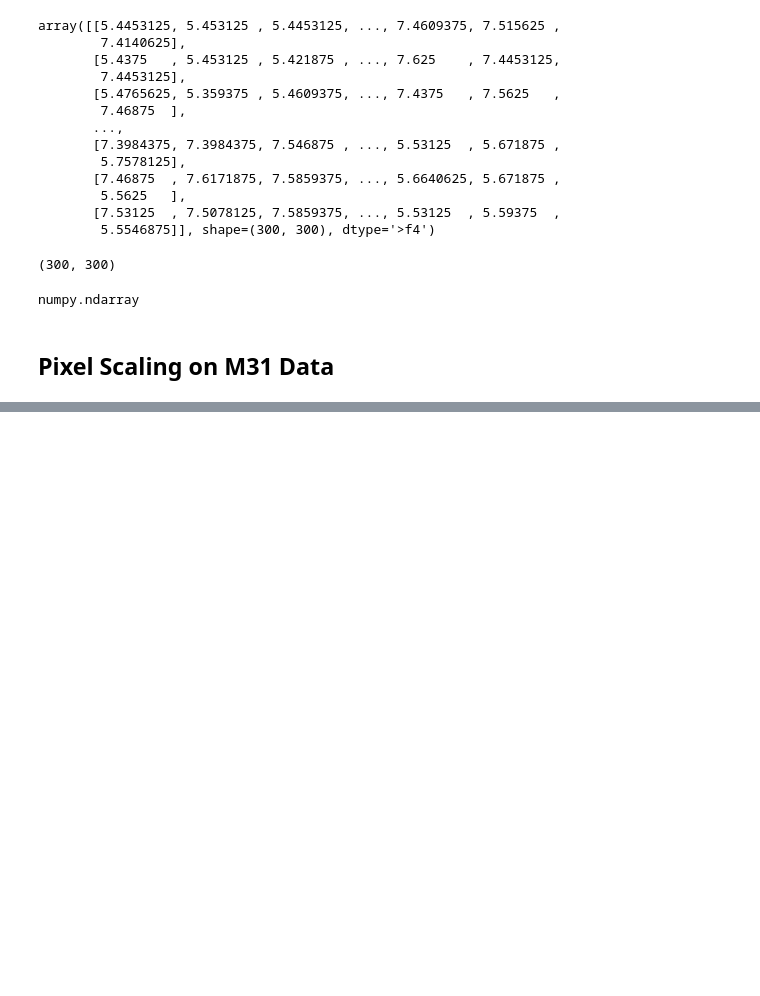
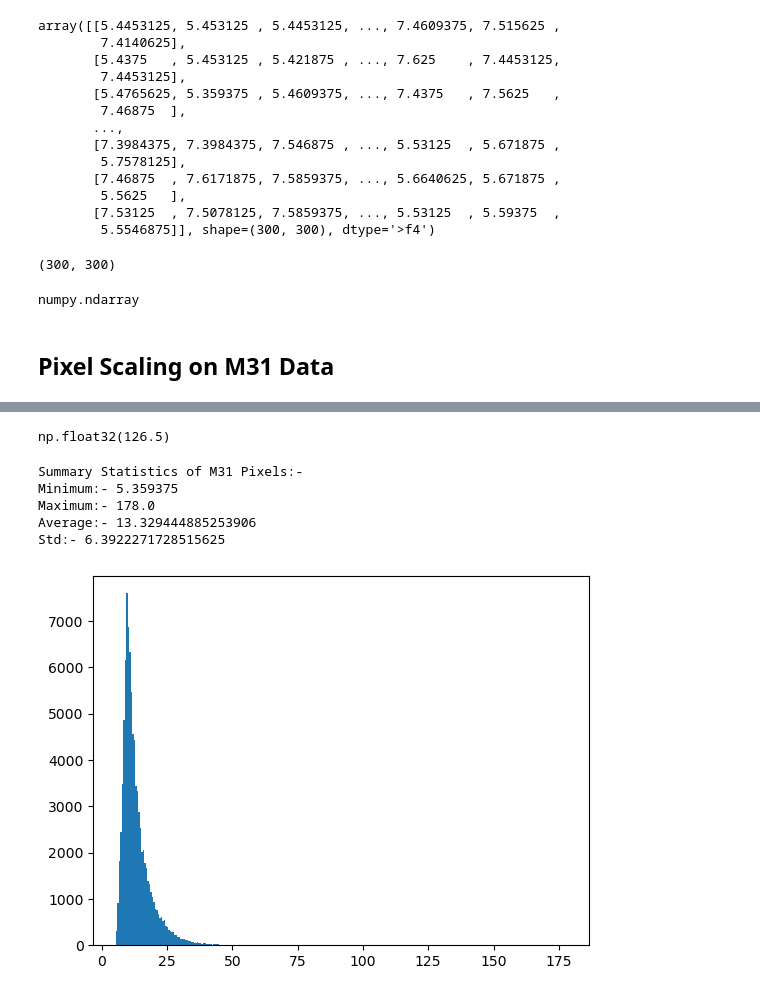
Before and after one commit to Michal-Radomski/Python-Data-Visualization, a Jupyter notebook: 05 Astronomy Research/02_image_data_visualization.ipynb, the cells around one changed output, grey strips where cells are left out. Cells and saved outputs as stored; diff of their text form; code cells hidden in the pictures; blank space fills up the shorter version.

Commit message:
Astronomy Research Data Analysis with Python course - commit 10

```diff
--- a/05 Astronomy Research/02_image_data_visualization.ipynb
+++ b/05 Astronomy Research/02_image_data_visualization.ipynb
@@ -166,0 +176,24 @@ numpy.ndarray
+# %%
+# Printing the value of Pixel at the Center of Andromeda Galaxy
+M31_Pixels[151, 151]
+# %% [output]
+np.float32(126.5)
+# %%
+# Check some statistic (min, max, mean, std) of the data using numpy
+print('Summary Statistics of M31 Pixels:-')
+print(f'Minimum:- {np.min(M31_Pixels)}')
+print(f'Maximum:- {np.max(M31_Pixels)}')
+print(f'Average:- {np.mean(M31_Pixels)}')
+print(f'Std:- {np.std(M31_Pixels)}')
+# %% [output]
+Summary Statistics of M31 Pixels:-
+Minimum:- 5.359375
+Maximum:- 178.0
+Average:- 13.329444885253906
+Std:- 6.3922271728515625
+# %%
+# Get the histogram distribution
+plt.hist(M31_Pixels.flat, bins=300)
+plt.show()
+# %% [output]
+[figure, added]
```
Also changed, not shown: parts of 11 cells of this notebook.
